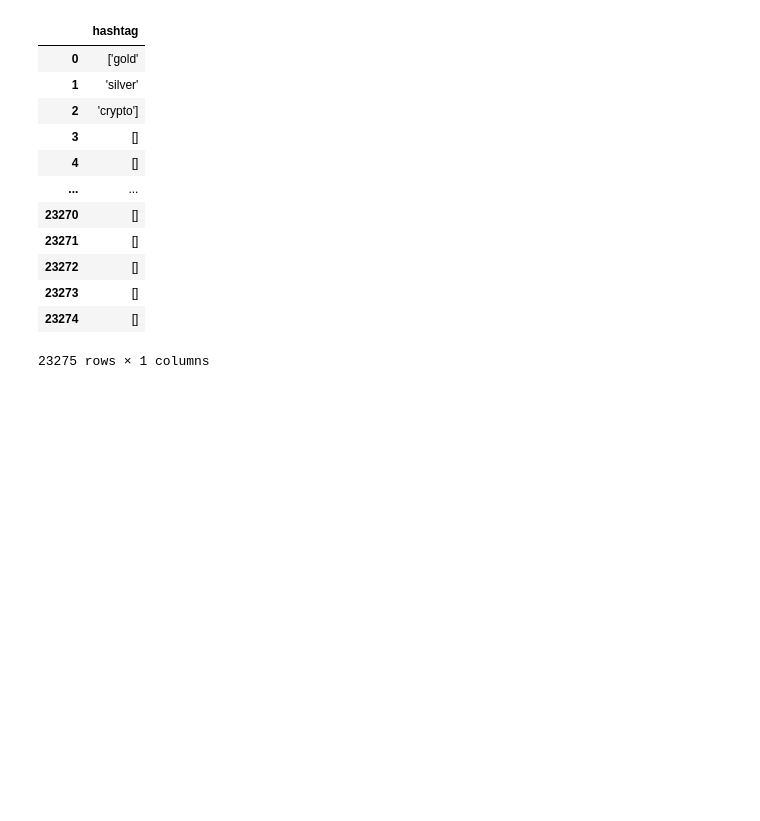
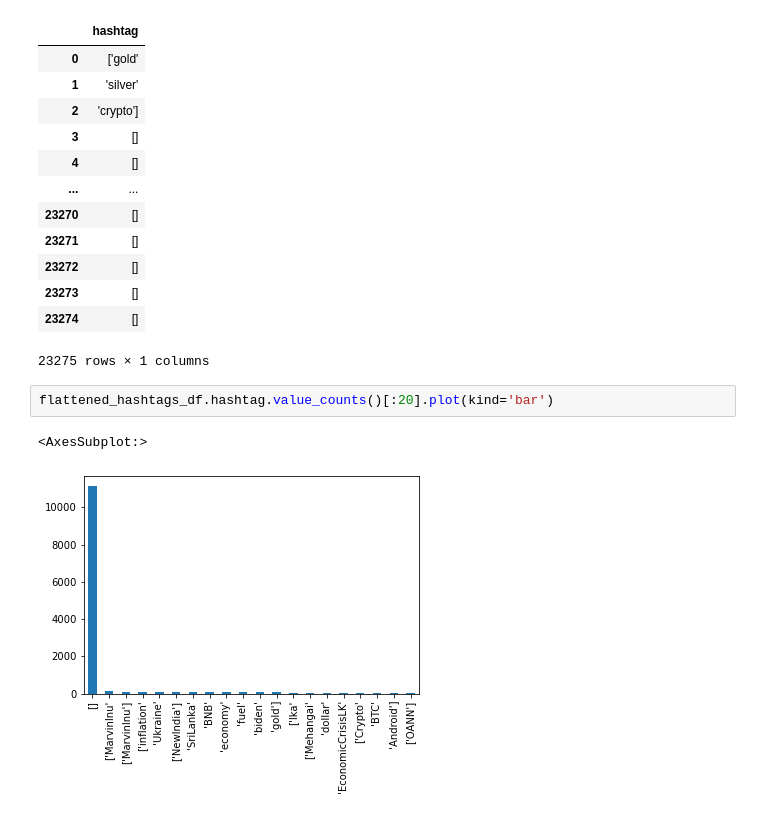
Before and after one commit to teddyk251/Twitter-Data-Analysis, a Jupyter notebook: notebooks/data_exploration.ipynb, the cells around one changed output. Saved outputs shown, nothing was run; the diff lists cells and outputs as text; blank space fills up the shorter version.

Commit message:
plot most common hashtags

```diff
--- a/notebooks/data_exploration.ipynb
+++ b/notebooks/data_exploration.ipynb
@@ -264,3 +264,8 @@ flattened_hashtags_df
 | 23273 | [] |
 | 23274 | [] |
 23275 rows × 1 columns
+# %%
+flattened_hashtags_df.hashtag.value_counts()[:20].plot(kind='bar')
+# %% [output]
+<AxesSubplot:>
+[figure, added]
```
